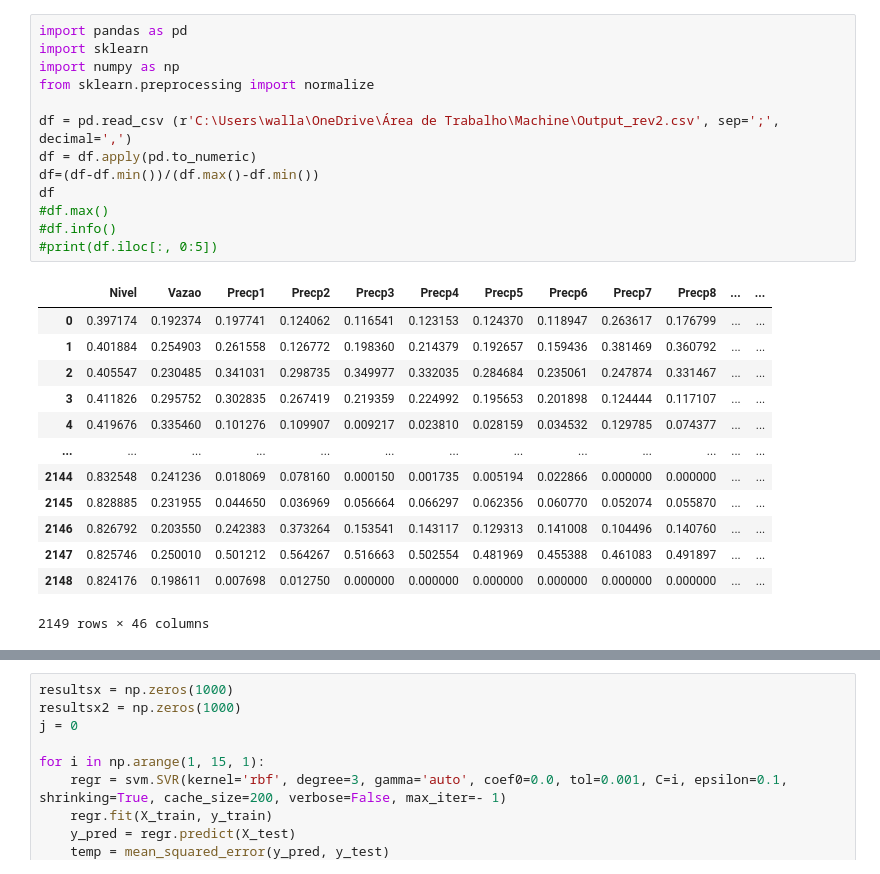
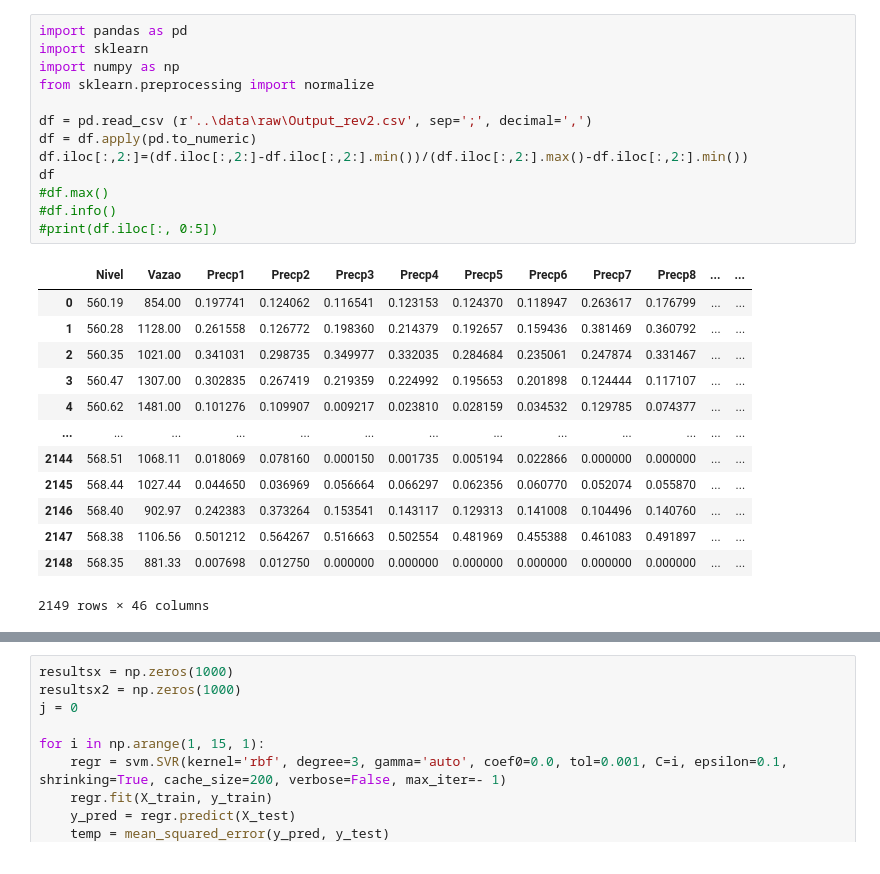
Before and after one commit to brunotvs/po233_project, a Jupyter notebook: source/teste_rev3.ipynb, the cells around one changed output, grey strips where cells are left out. Drawn from its saved outputs; the diff is of its cells as text.

```diff
--- a/source/teste_rev3.ipynb
+++ b/source/teste_rev3.ipynb
@@ -1,27 +1,27 @@
 # %%
 import pandas as pd
 import sklearn
 import numpy as np
 from sklearn.preprocessing import normalize
 
-df = pd.read_csv (r'C:\Users\walla\OneDrive\Área de Trabalho\Machine\Output_rev2.csv', sep=';', decimal=',')
+df = pd.read_csv (r'..\data\raw\Output_rev2.csv', sep=';', decimal=',')
 df = df.apply(pd.to_numeric)
-df=(df-df.min())/(df.max()-df.min())
+df.iloc[:,2:]=(df.iloc[:,2:]-df.iloc[:,2:].min())/(df.iloc[:,2:].max()-df.iloc[:,2:].min())
 df
 #df.max()
 #df.info()
 #print(df.iloc[:, 0:5])
 # %% [output]
 |  | Nivel | Vazao | Precp1 | Precp2 | Precp3 | Precp4 | Precp5 | Precp6 | Precp7 | Precp8 | ... | ... |
-| 0 | 0.397174 | 0.192374 | 0.197741 | 0.124062 | 0.116541 | 0.123153 | 0.124370 | 0.118947 | 0.263617 | 0.176799 | ... | ... |
-| 1 | 0.401884 | 0.254903 | 0.261558 | 0.126772 | 0.198360 | 0.214379 | 0.192657 | 0.159436 | 0.381469 | 0.360792 | ... | ... |
-| 2 | 0.405547 | 0.230485 | 0.341031 | 0.298735 | 0.349977 | 0.332035 | 0.284684 | 0.235061 | 0.247874 | 0.331467 | ... | ... |
-| 3 | 0.411826 | 0.295752 | 0.302835 | 0.267419 | 0.219359 | 0.224992 | 0.195653 | 0.201898 | 0.124444 | 0.117107 | ... | ... |
-| 4 | 0.419676 | 0.335460 | 0.101276 | 0.109907 | 0.009217 | 0.023810 | 0.028159 | 0.034532 | 0.129785 | 0.074377 | ... | ... |
+| 0 | 560.19 | 854.00 | 0.197741 | 0.124062 | 0.116541 | 0.123153 | 0.124370 | 0.118947 | 0.263617 | 0.176799 | ... | ... |
+| 1 | 560.28 | 1128.00 | 0.261558 | 0.126772 | 0.198360 | 0.214379 | 0.192657 | 0.159436 | 0.381469 | 0.360792 | ... | ... |
+| 2 | 560.35 | 1021.00 | 0.341031 | 0.298735 | 0.349977 | 0.332035 | 0.284684 | 0.235061 | 0.247874 | 0.331467 | ... | ... |
+| 3 | 560.47 | 1307.00 | 0.302835 | 0.267419 | 0.219359 | 0.224992 | 0.195653 | 0.201898 | 0.124444 | 0.117107 | ... | ... |
+| 4 | 560.62 | 1481.00 | 0.101276 | 0.109907 | 0.009217 | 0.023810 | 0.028159 | 0.034532 | 0.129785 | 0.074377 | ... | ... |
 | ... | ... | ... | ... | ... | ... | ... | ... | ... | ... | ... | ... | ... |
-| 2144 | 0.832548 | 0.241236 | 0.018069 | 0.078160 | 0.000150 | 0.001735 | 0.005194 | 0.022866 | 0.000000 | 0.000000 | ... | ... |
-| 2145 | 0.828885 | 0.231955 | 0.044650 | 0.036969 | 0.056664 | 0.066297 | 0.062356 | 0.060770 | 0.052074 | 0.055870 | ... | ... |
-| 2146 | 0.826792 | 0.203550 | 0.242383 | 0.373264 | 0.153541 | 0.143117 | 0.129313 | 0.141008 | 0.104496 | 0.140760 | ... | ... |
-| 2147 | 0.825746 | 0.250010 | 0.501212 | 0.564267 | 0.516663 | 0.502554 | 0.481969 | 0.455388 | 0.461083 | 0.491897 | ... | ... |
-| 2148 | 0.824176 | 0.198611 | 0.007698 | 0.012750 | 0.000000 | 0.000000 | 0.000000 | 0.000000 | 0.000000 | 0.000000 | ... | ... |
+| 2144 | 568.51 | 1068.11 | 0.018069 | 0.078160 | 0.000150 | 0.001735 | 0.005194 | 0.022866 | 0.000000 | 0.000000 | ... | ... |
+| 2145 | 568.44 | 1027.44 | 0.044650 | 0.036969 | 0.056664 | 0.066297 | 0.062356 | 0.060770 | 0.052074 | 0.055870 | ... | ... |
+| 2146 | 568.40 | 902.97 | 0.242383 | 0.373264 | 0.153541 | 0.143117 | 0.129313 | 0.141008 | 0.104496 | 0.140760 | ... | ... |
+| 2147 | 568.38 | 1106.56 | 0.501212 | 0.564267 | 0.516663 | 0.502554 | 0.481969 | 0.455388 | 0.461083 | 0.491897 | ... | ... |
+| 2148 | 568.35 | 881.33 | 0.007698 | 0.012750 | 0.000000 | 0.000000 | 0.000000 | 0.000000 | 0.000000 | 0.000000 | ... | ... |
 2149 rows × 46 columns
```
Also changed, not shown: parts of 9 cells of this notebook, 1 other file.
